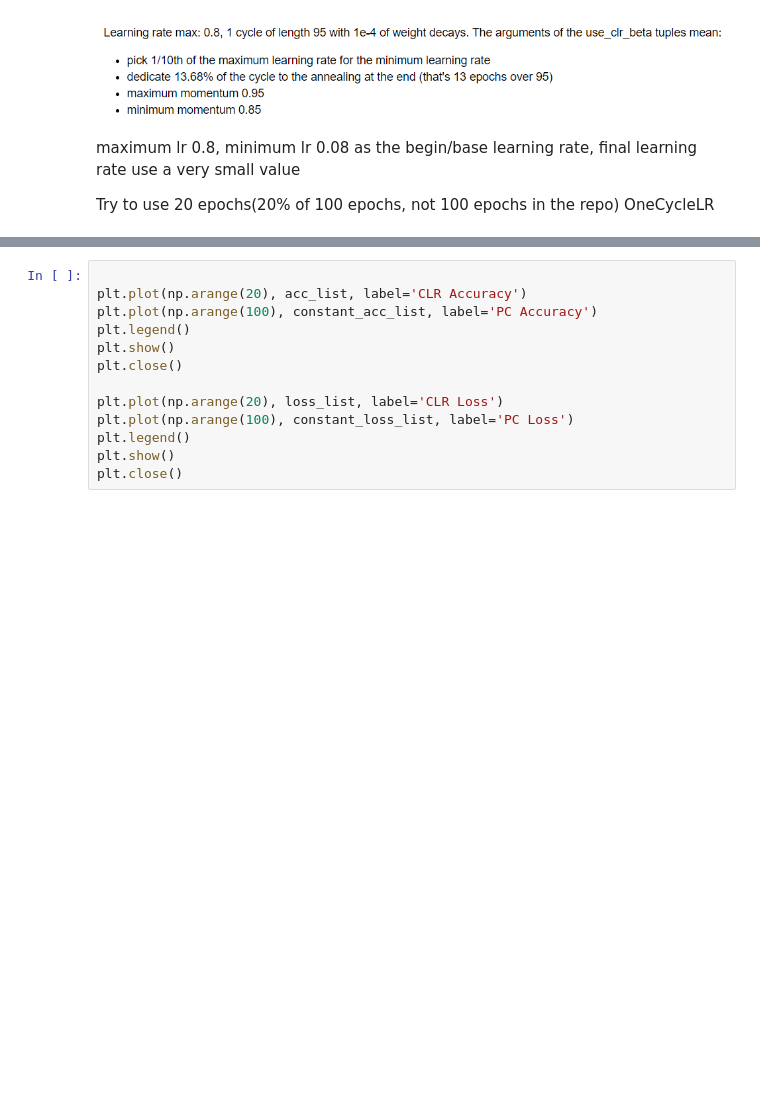
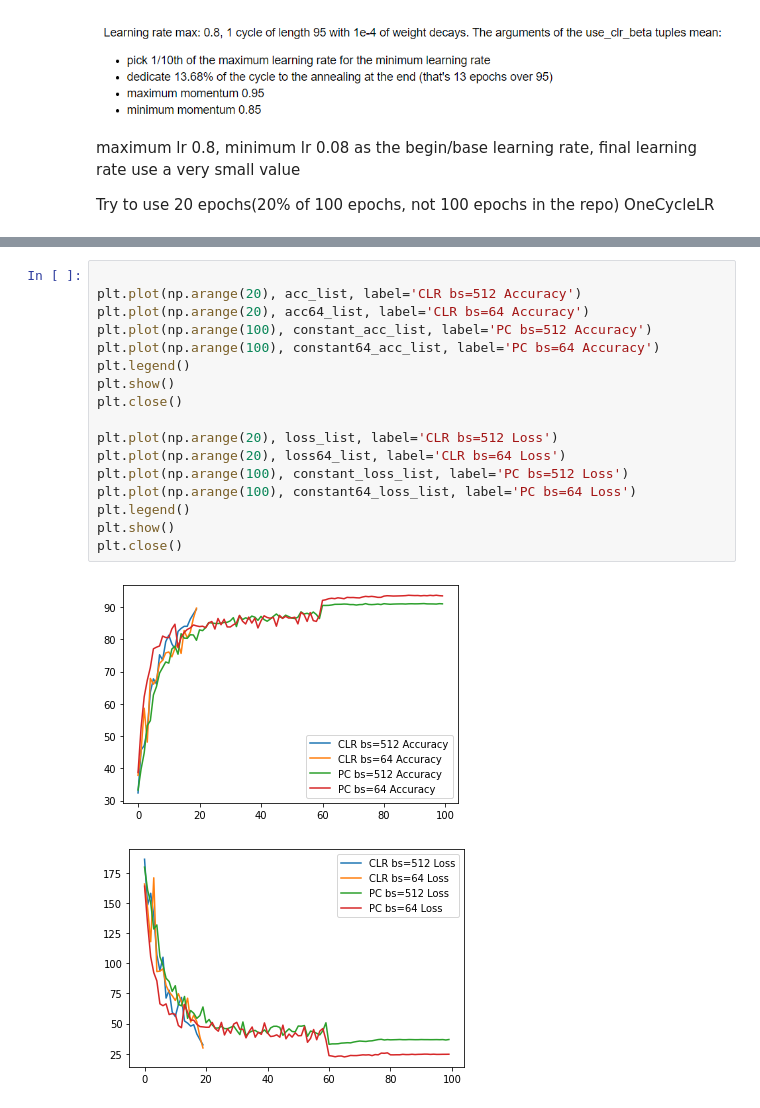
Before and after one commit to sndnyang/DLPaperCode, a Jupyter notebook: OneCycleLR/super_train-resnet56-cifar10.ipynb, the cells around one changed output, grey strips where cells are left out. Cells and saved outputs as stored; diff of their text form; blank space fills up the shorter version.

```diff
--- a/OneCycleLR/super_train-resnet56-cifar10.ipynb
+++ b/OneCycleLR/super_train-resnet56-cifar10.ipynb
@@ -321,13 +496,20 @@ plt.close()
 # %%
 
-plt.plot(np.arange(20), acc_list, label='CLR Accuracy')
-plt.plot(np.arange(100), constant_acc_list, label='PC Accuracy')
+plt.plot(np.arange(20), acc_list, label='CLR bs=512 Accuracy')
+plt.plot(np.arange(20), acc64_list, label='CLR bs=64 Accuracy')
+plt.plot(np.arange(100), constant_acc_list, label='PC bs=512 Accuracy')
+plt.plot(np.arange(100), constant64_acc_list, label='PC bs=64 Accuracy')
 plt.legend()
 plt.show()
 plt.close()
 
-plt.plot(np.arange(20), loss_list, label='CLR Loss')
-plt.plot(np.arange(100), constant_loss_list, label='PC Loss')
+plt.plot(np.arange(20), loss_list, label='CLR bs=512 Loss')
+plt.plot(np.arange(20), loss64_list, label='CLR bs=64 Loss')
+plt.plot(np.arange(100), constant_loss_list, label='PC bs=512 Loss')
+plt.plot(np.arange(100), constant64_loss_list, label='PC bs=64 Loss')
 plt.legend()
 plt.show()
 plt.close()
+# %% [output]
+[figure, added]
+[figure, added]
```
Also changed, not shown: parts of 15 cells of this notebook, 1 other file.
